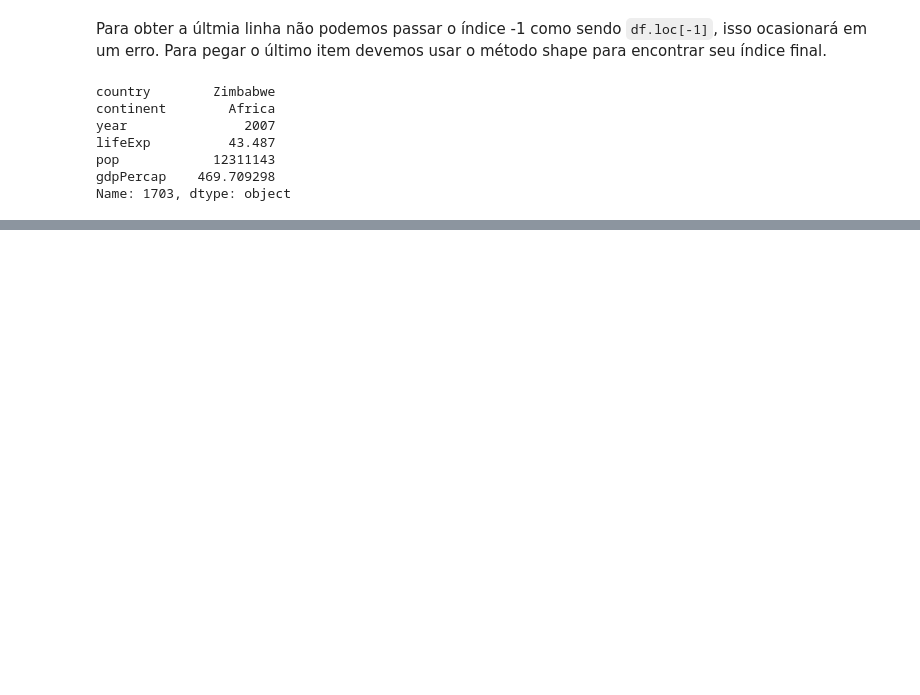
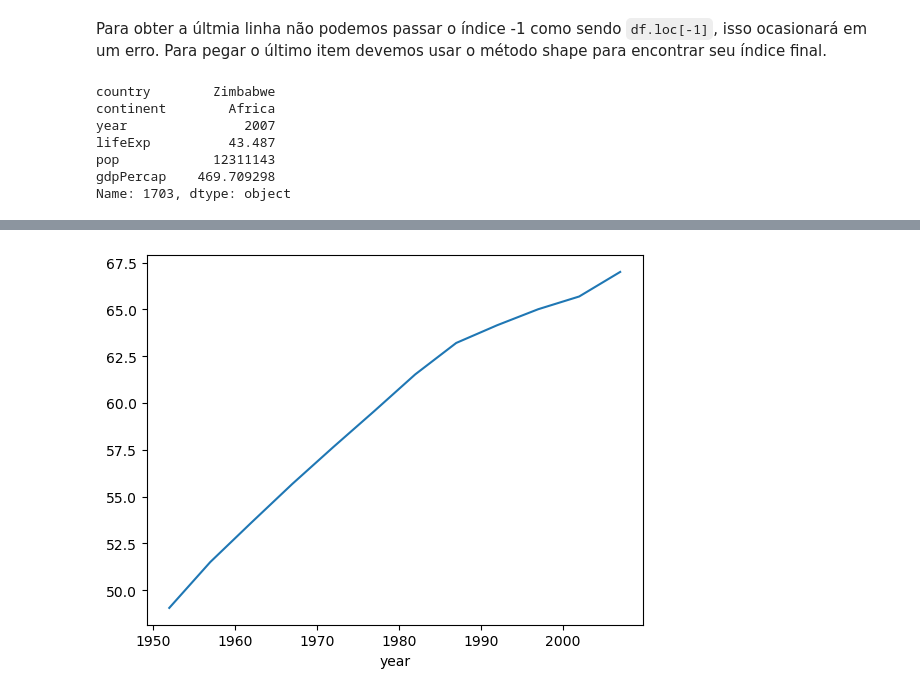
Before and after one commit to mateusyamaguti/TUTORIAL-Analise-de-dados-com-python-e-pandas, a Jupyter notebook: notebooks/1_capitulo/Capitulo_1.ipynb, the cells around one changed output, grey strips where cells are left out. Cells and saved outputs as stored; diff of their text form; code cells hidden in the pictures; blank space fills up the shorter version.

```diff
--- a/notebooks/1_capitulo/Capitulo_1.ipynb
+++ b/notebooks/1_capitulo/Capitulo_1.ipynb
@@ -152,0 +509,3 @@ Name: 1703, dtype: object
+# %%
+global_yearly_life_expectancy = df.groupby("year")["lifeExp"].mean()
+print(global_yearly_life_expectancy)
@@ -152,0 +527,7 @@ Name: 1703, dtype: object
+# %%
+# Plotagem simples
+import matplotlib.pyplot as plt
+global_yearly_life_expectancy.plot()
+plt.show()
+# %% [output]
+[figure, added]
```
Also changed, not shown: parts of 39 cells of this notebook, 3 other files.
